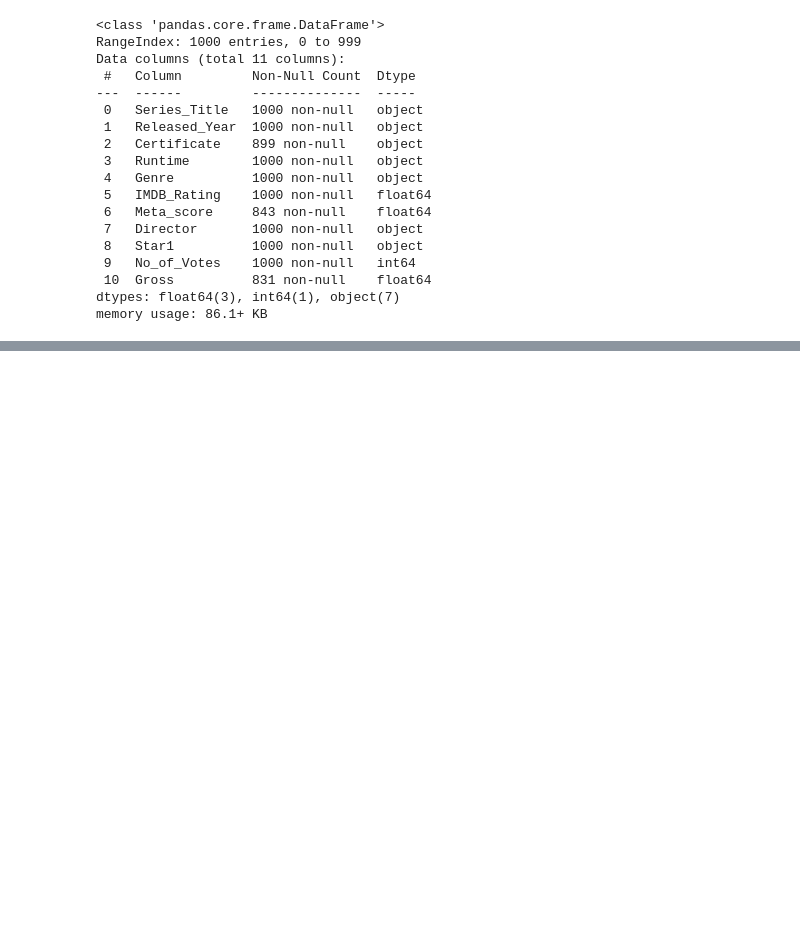
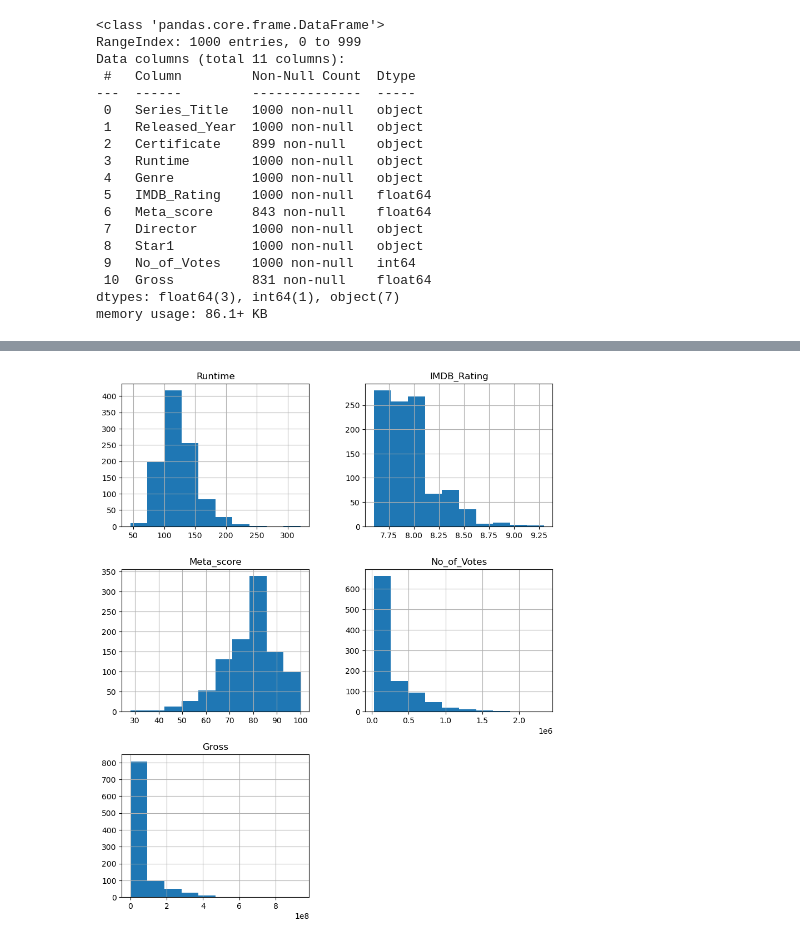
Before and after one commit to khairbakshnoor-pixel/PYTHON-Libraries-Numpy-Pandas-matplotlib-seaborn-, a Jupyter notebook: movie_project_EDA.ipynb, the cells around one changed output, grey strips where cells are left out. Saved outputs shown, nothing was run; the diff lists cells and outputs as text; code cells hidden in the pictures; blank space fills up the shorter version.

```diff
--- a/movie_project_EDA.ipynb
+++ b/movie_project_EDA.ipynb
@@ -82,0 +126,8 @@ memory usage: 86.1+ KB
+# %%
+df['Gross']=pd.to_numeric(df['Gross'],errors='coerce')
+# %%
+df['Meta_score']=pd.to_numeric(df['Meta_score'],errors='coerce')
+# %%
+df['Meta_score']=df['Meta_score'].fillna(df['Meta_score'].median())
+# %%
+df['Gross']=df['Gross'].fillna(df['Gross'].median())
@@ -82,0 +170,5 @@ memory usage: 86.1+ KB
+# %%
+df.hist(figsize=(10,12))
+plt.show()
+# %% [output]
+[figure, added]
```
Also changed, not shown: parts of 10 cells of this notebook.
